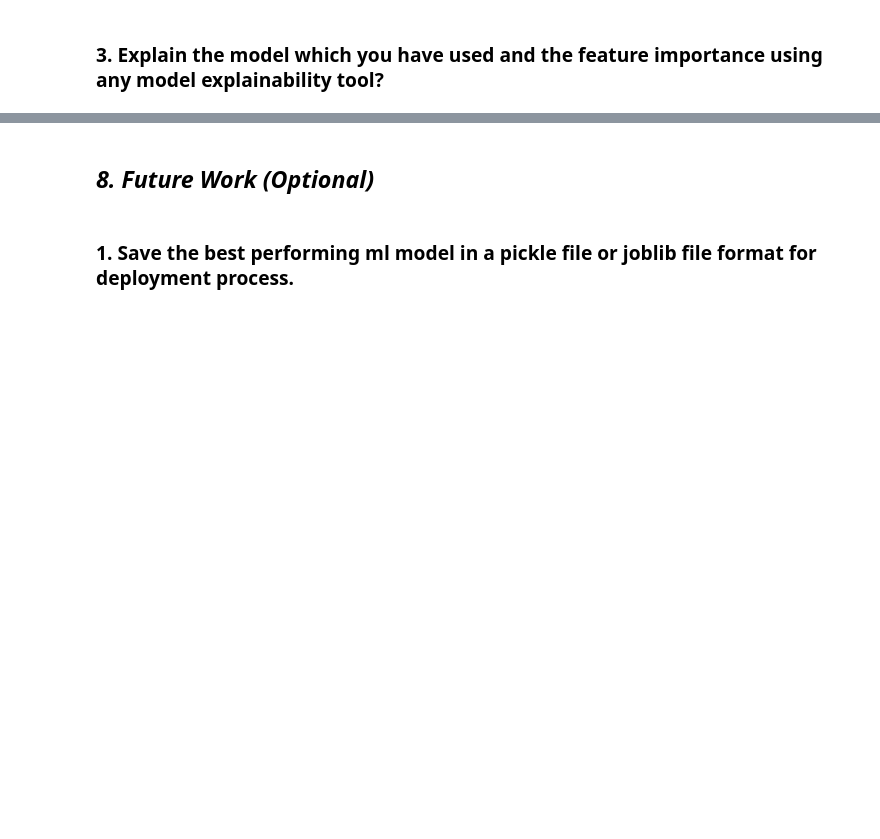
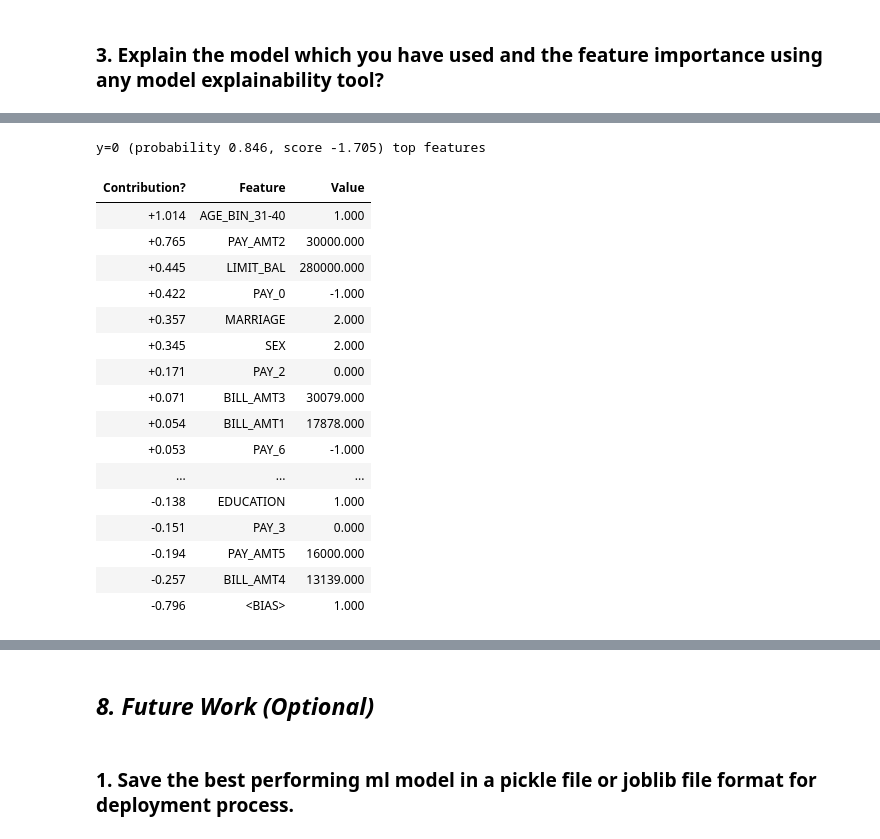
Before and after one commit to Dheeraj-Budhlakoti/Credit_Card_Default_Prediction, a Jupyter notebook: Capstone_Project_Classification_Credit_Card_Default_Prediction (1).ipynb, the cells around one changed output, grey strips where cells are left out. Drawn from its saved outputs; the diff is of its cells as text; code cells hidden in the pictures; blank space fills up the shorter version.

```diff
--- a/Capstone_Project_Classification_Credit_Card_Default_Prediction (1).ipynb
+++ b/Capstone_Project_Classification_Credit_Card_Default_Prediction (1).ipynb
@@ -1481,0 +1815,2 @@ Answer Here.
+# %%
+best_clf4.fit(X_train, y_train)
@@ -1481,0 +1840,24 @@ Answer Here.
+# %%
+# LightGBM Classifier  Show Prediction and explaining with all features
+eli.show_prediction(best_clf4, np.array(X_test)[1],
+                    feature_names=list(X_train.columns),
+                    show_feature_values=True)
+# %% [output]
+y=0 (probability 0.846, score -1.705) top features
+| Contribution? | Feature | Value |
+| +1.014 | AGE_BIN_31-40 | 1.000 |
+| +0.765 | PAY_AMT2 | 30000.000 |
+| +0.445 | LIMIT_BAL | 280000.000 |
+| +0.422 | PAY_0 | -1.000 |
+| +0.357 | MARRIAGE | 2.000 |
+| +0.345 | SEX | 2.000 |
+| +0.171 | PAY_2 | 0.000 |
+| +0.071 | BILL_AMT3 | 30079.000 |
+| +0.054 | BILL_AMT1 | 17878.000 |
+| +0.053 | PAY_6 | -1.000 |
+| ... | ... | ... |
+| -0.138 | EDUCATION | 1.000 |
+| -0.151 | PAY_3 | 0.000 |
+| -0.194 | PAY_AMT5 | 16000.000 |
+| -0.257 | BILL_AMT4 | 13139.000 |
+| -0.796 | <BIAS> | 1.000 |
```
Also changed, not shown: parts of 64 cells of this notebook.
